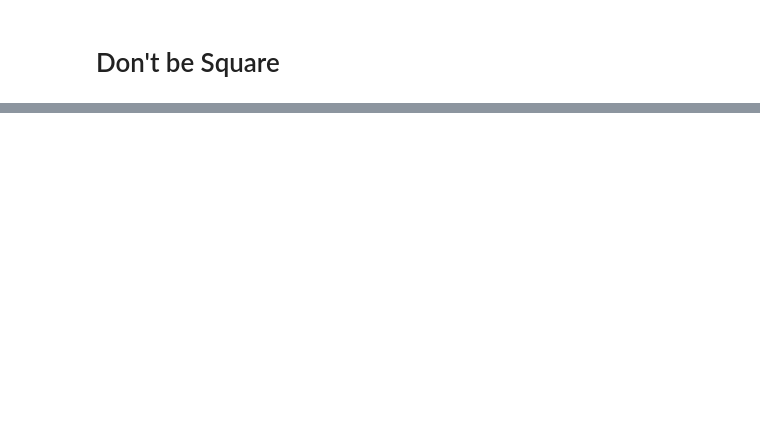
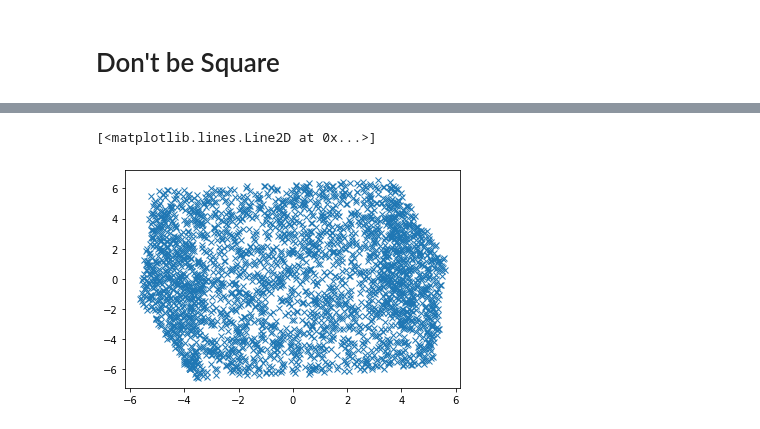
Before and after one commit to PAWhalley/Classification-of-Self-Assembled-Structures-using-Machine-Learning, a Jupyter notebook: Noisy Sampling.ipynb, the cells around one changed output, grey strips where cells are left out. Cells and saved outputs as stored; diff of their text form; code cells hidden in the pictures; blank space fills up the shorter version.

```diff
--- a/Noisy Sampling.ipynb
+++ b/Noisy Sampling.ipynb
@@ -104,0 +198,5 @@ Text(0.5, 0.92, 'A rare sighting of Rodney')
+# %%
+plt.plot(X,Z, 'x')
+# %% [output]
+[<matplotlib.lines.Line2D at 0x...>]
+[figure, added]
```
Also changed, not shown: parts of 13 cells of this notebook.
